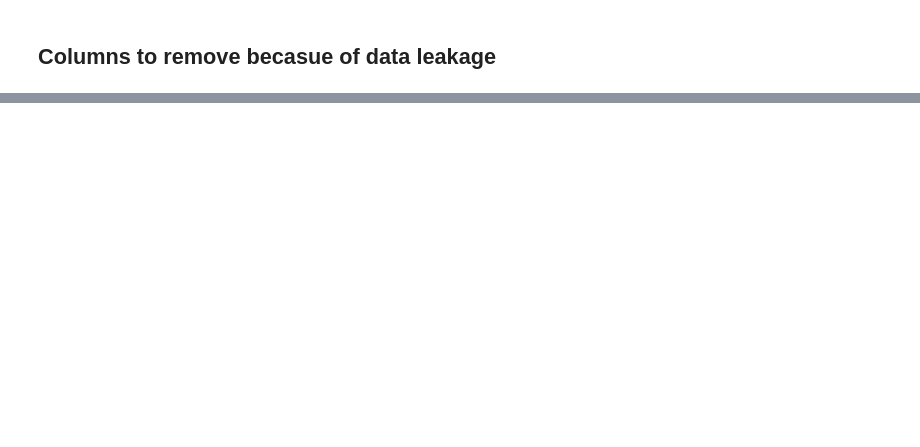
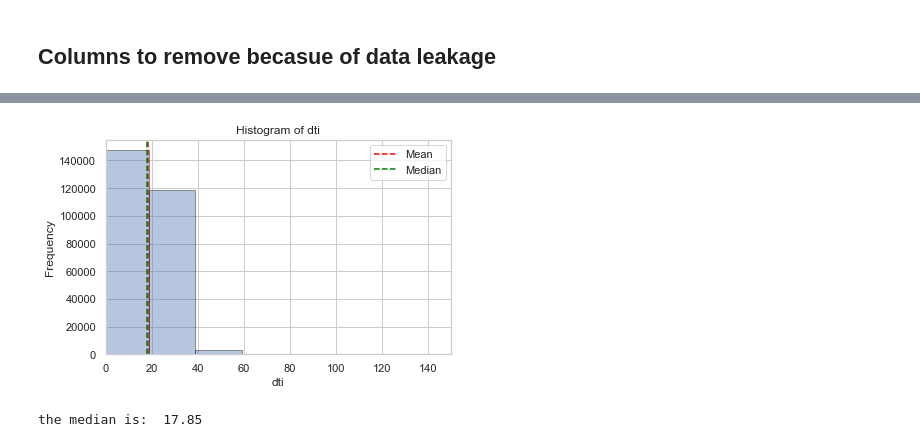
Before and after one commit to Uweeseg1/DataAnalyticsProject, a Jupyter notebook: Erans_project.ipynb, the cells around one changed output, grey strips where cells are left out. Drawn from its saved outputs; the diff is of its cells as text; code cells hidden in the pictures; blank space fills up the shorter version.

```diff
--- a/Erans_project.ipynb
+++ b/Erans_project.ipynb
@@ -186,0 +399,2 @@ all_year_19['issue_d'] = all_year_19['issue_d'].astype(str)
+# %%
+all_year_19['target_realised_return'] = (((1/f) * ( ( (p/m)*( (1-(1+i)**m) / (1-(1+i)) ) ) * (1+i)**(t-m) - f ))+1)**(12/t)-1
@@ -186,0 +543,29 @@ all_year_19['issue_d'] = all_year_19['issue_d'].astype(str)
+# %%
+def fill_nas_with(df, column_name, replace_with):
+    df[column_name].fillna(replace_with, inplace=True)
+    return df
+# %%
+# Column check 'emp_length'
+# na's will get value 0 becasue they have their own distinct relationship to the target, and it might indicate a
+# no employment at all. the rest will have consecutive values of 0-10
+# dic
+print(distribution_dictionary['emp_length'])
+
+
+# Assuming 'df' is your DataFrame and 'column_name' is the name of the column you want to change
+conversion_dict = {
+    "10+ years": 11,
+    "< 1 year": 1,
+    "1 year": 2,
+    "2 years": 3,
+    "3 years": 4,
+    "4 years": 5,
+    "5 years": 6,
+    "6 years": 7,
+    "7 years": 8,
+    "8 years": 9,
+    "9 years": 10,
+    None: 0
+}
+
+all_year_19['emp_length'] = all_year_19['emp_length'].map(conversion_dict)
@@ -186,0 +610,2 @@ all_year_19['issue_d'] = all_year_19['issue_d'].astype(str)
+# %%
+all_year_19 = fill_nas_with(all_year_19, 'title', 'Unknown')
@@ -186,0 +654,20 @@ all_year_19['issue_d'] = all_year_19['issue_d'].astype(str)
+# %%
+sns.set(style="whitegrid")
+ax = sns.distplot(all_year_19['dti'], kde=False, hist_kws={'edgecolor': 'black'})
+ax.axvline(all_year_19['dti'].mean(), color='red', linestyle='--', label='Mean')
+ax.axvline(all_year_19['dti'].median(), color='green', linestyle='--', label='Median')
+ax.set_xlabel('dti')
+ax.set_ylabel('Frequency')
+ax.set_title('Histogram of dti')
+ax.set_xlim(0, 150)
+ax.legend()
+plt.tight_layout()
+plt.show()
+# %% [output]
+[figure, added]
+# %%
+print("the median is: ", np.median(all_year_19['dti'].dropna()))
+value_to_replace_dti_nas = np.median(all_year_19['dti'].dropna())
+all_year_19 = fill_nas_with(all_year_19, 'dti', value_to_replace_dti_nas)
+# %% [output]
+the median is:  17.85
```
Also changed, not shown: parts of 115 cells of this notebook.
